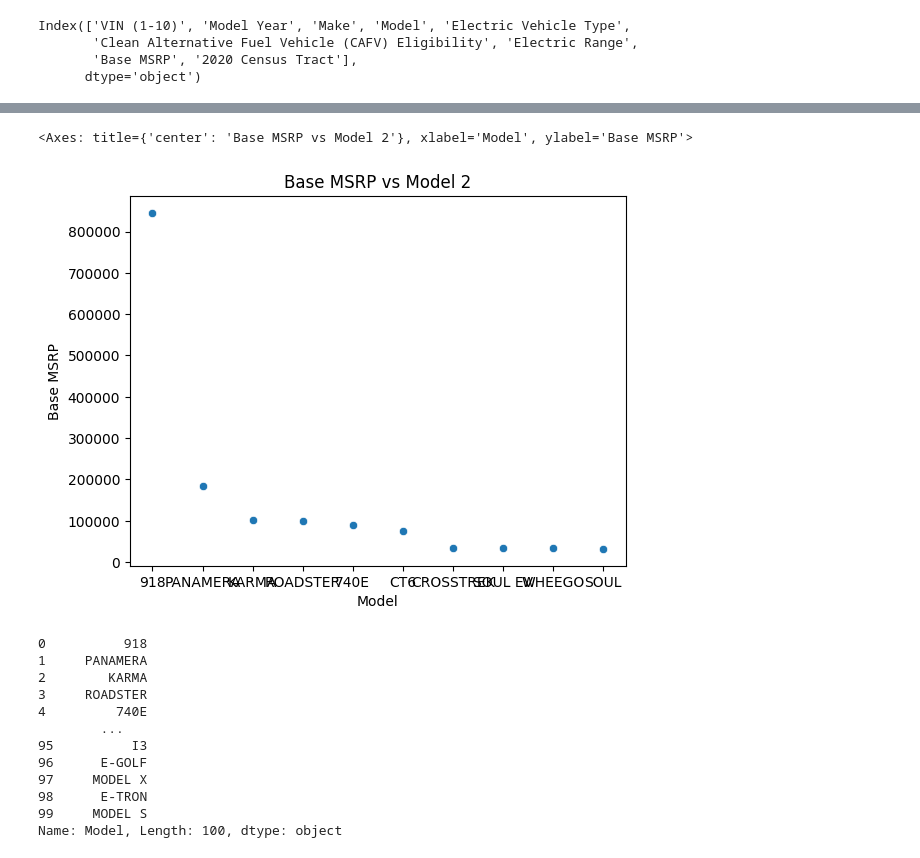
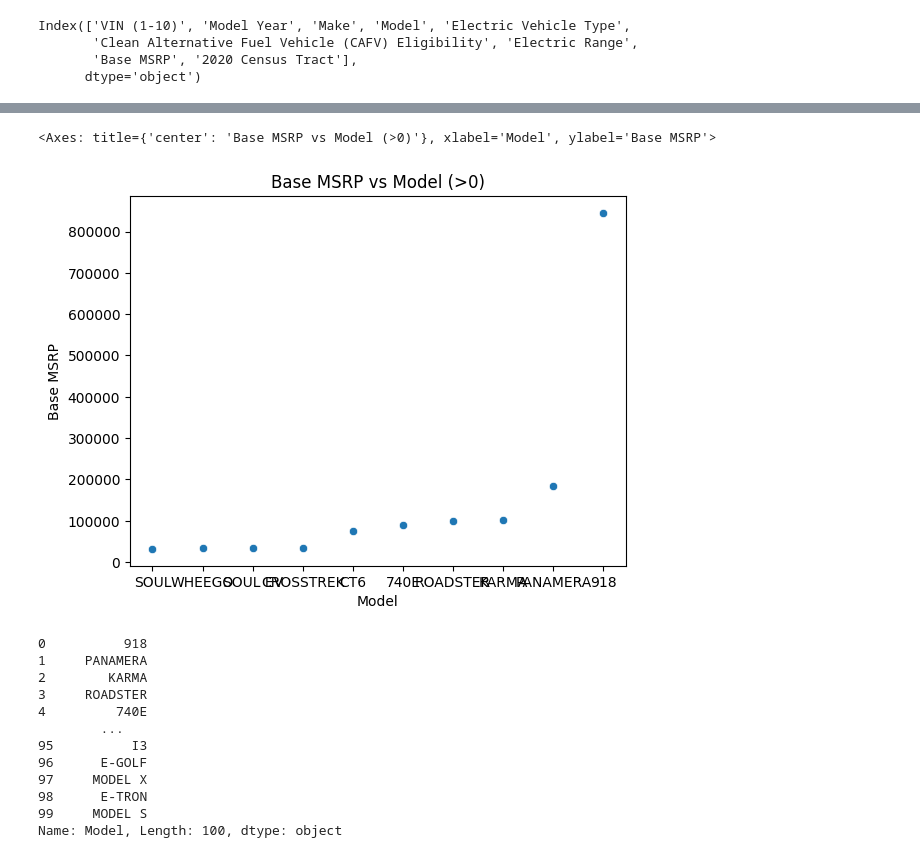
Before and after one commit to Echandler123/Data-Analysis, a Jupyter notebook: dataanalysis.ipynb, the cells around one changed output, grey strips where cells are left out. Drawn from its saved outputs; the diff is of its cells as text; code cells hidden in the pictures.

```diff
--- a/dataanalysis.ipynb
+++ b/dataanalysis.ipynb
@@ -157,11 +143,13 @@ print(prices["Base MSRP"])
 136    0
 137    0
 Name: Base MSRP, Length: 128, dtype: int64
-# %%
-
-plt.title("Base MSRP vs Model (0>)")
-sns.scatterplot(data=df.loc[df['Base MSRP'] > 0], x= "Model", y= "Base MSRP")
-# %% [output]
-<Axes: title={'center': 'Base MSRP vs Model 2'}, xlabel='Model', ylabel='Base MSRP'>
-[figure, removed]
+# %%
+# Scatterplot of every model by Base MSRP with data that cotains a Base MSRP over 0
+prices2 = df.loc[df['Base MSRP'] > 0]
+prices2 = prices2.sort_values(["Base MSRP"], ascending=True, ignore_index=False).reset_index(drop=True)
+plt.title("Base MSRP vs Model (>0)")
+sns.scatterplot(data=prices2, x= "Model", y= "Base MSRP")
+# %% [output]
+<Axes: title={'center': 'Base MSRP vs Model (>0)'}, xlabel='Model', ylabel='Base MSRP'>
+[figure, added]
 # %%
```
Also changed, not shown: parts of 35 cells of this notebook.
